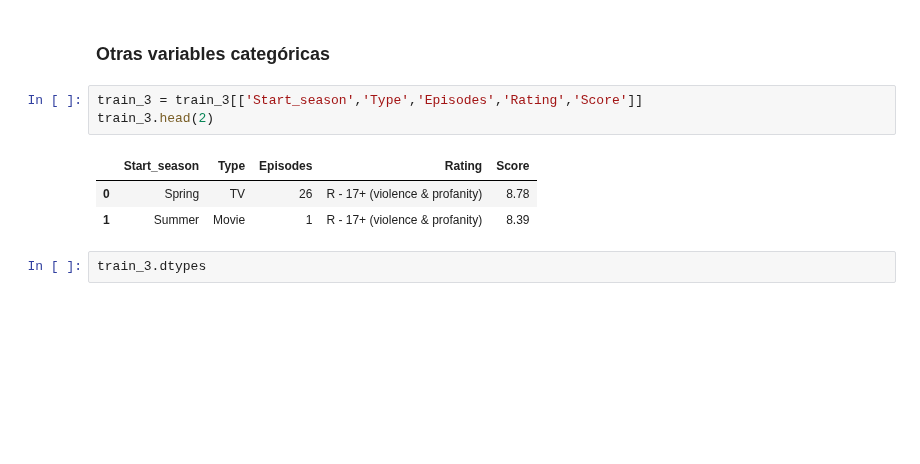
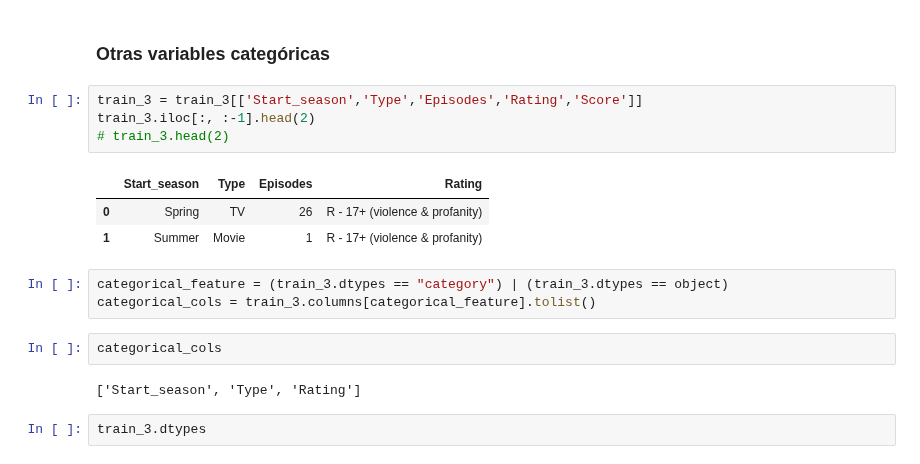
Before and after one commit to Cgarciaz/Machine_Learning, a Jupyter notebook: src/notebooks/modelos_ML.ipynb, the cells around one changed output. Saved outputs shown, nothing was run; the diff lists cells and outputs as text; blank space fills up the shorter version.

```diff
--- a/src/notebooks/modelos_ML.ipynb
+++ b/src/notebooks/modelos_ML.ipynb
@@ -143,11 +143,19 @@ train_3.head(2)
 ### Otras variables categóricas
 # %%
 train_3 = train_3[['Start_season','Type','Episodes','Rating','Score']]
-train_3.head(2)
+train_3.iloc[:, :-1].head(2)
+# train_3.head(2)
 # %% [output]
-|  | Start_season | Type | Episodes | Rating | Score |
-| 0 | Spring | TV | 26 | R - 17+ (violence & profanity) | 8.78 |
-| 1 | Summer | Movie | 1 | R - 17+ (violence & profanity) | 8.39 |
+|  | Start_season | Type | Episodes | Rating |
+| 0 | Spring | TV | 26 | R - 17+ (violence & profanity) |
+| 1 | Summer | Movie | 1 | R - 17+ (violence & profanity) |
+# %%
+categorical_feature = (train_3.dtypes == "category") | (train_3.dtypes == object)
+categorical_cols = train_3.columns[categorical_feature].tolist()
+# %%
+categorical_cols
+# %% [output]
+['Start_season', 'Type', 'Rating']
 # %%
 train_3.dtypes
 # %% [output]
```
Also changed, not shown: parts of 3 cells of this notebook.
